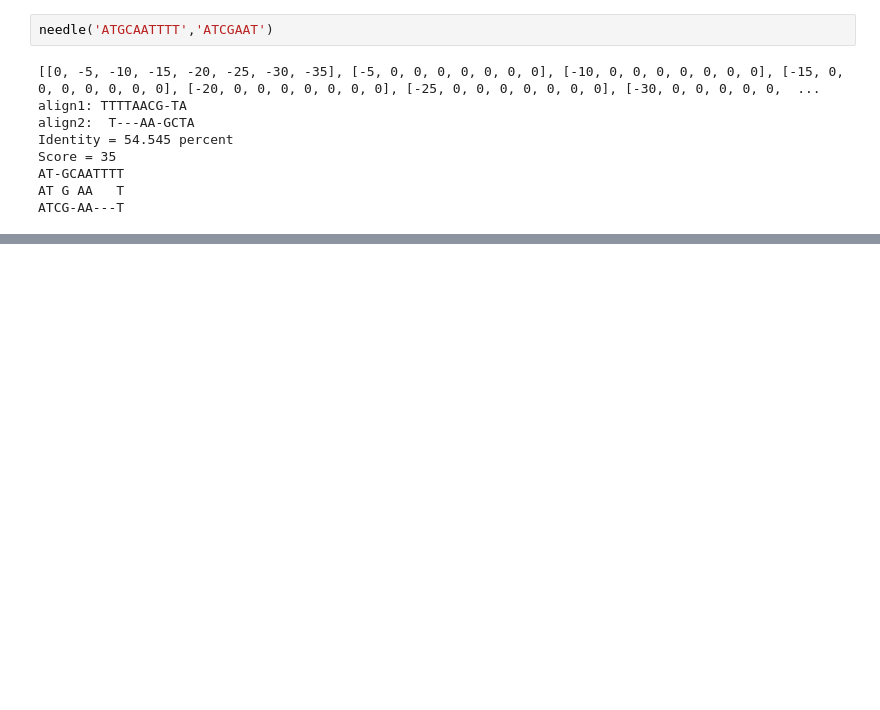
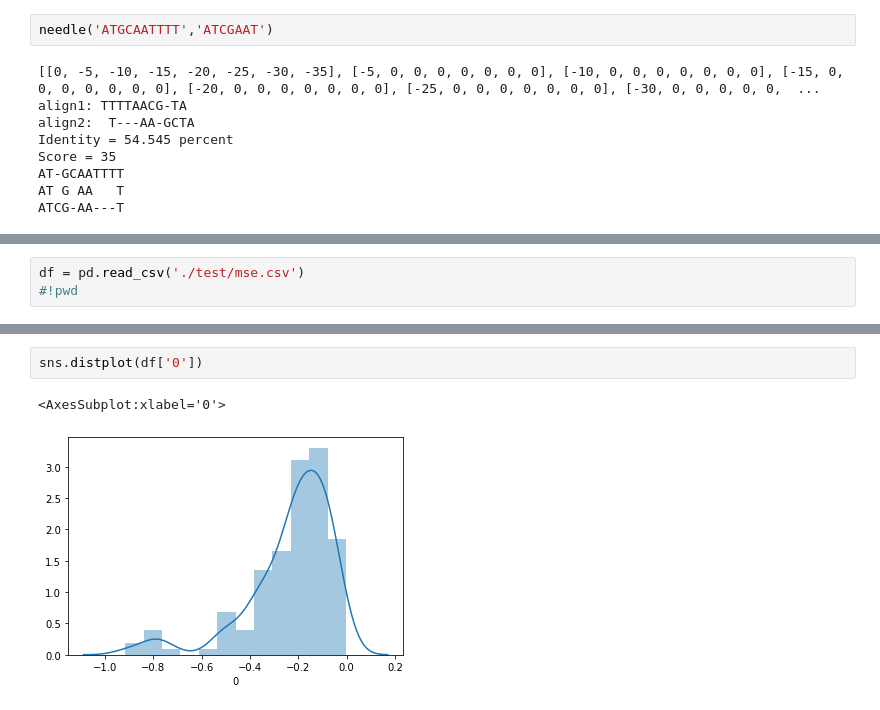
Before and after one commit to labomics/MetaLogo, a Jupyter notebook: needle.ipynb, the cells around one changed output, grey strips where cells are left out. Drawn from its saved outputs; the diff is of its cells as text; blank space fills up the shorter version.

```diff
--- a/needle.ipynb
+++ b/needle.ipynb
@@ -131,0 +136,3 @@ ATCG-AA---T
+# %%
+df = pd.read_csv('./test/mse.csv')
+#!pwd
@@ -131,0 +155,5 @@ ATCG-AA---T
+# %%
+sns.distplot(df['0'])
+# %% [output]
+<AxesSubplot:xlabel='0'>
+[figure, added]
```
Also changed, not shown: parts of 3 cells of this notebook, 1 other file.
